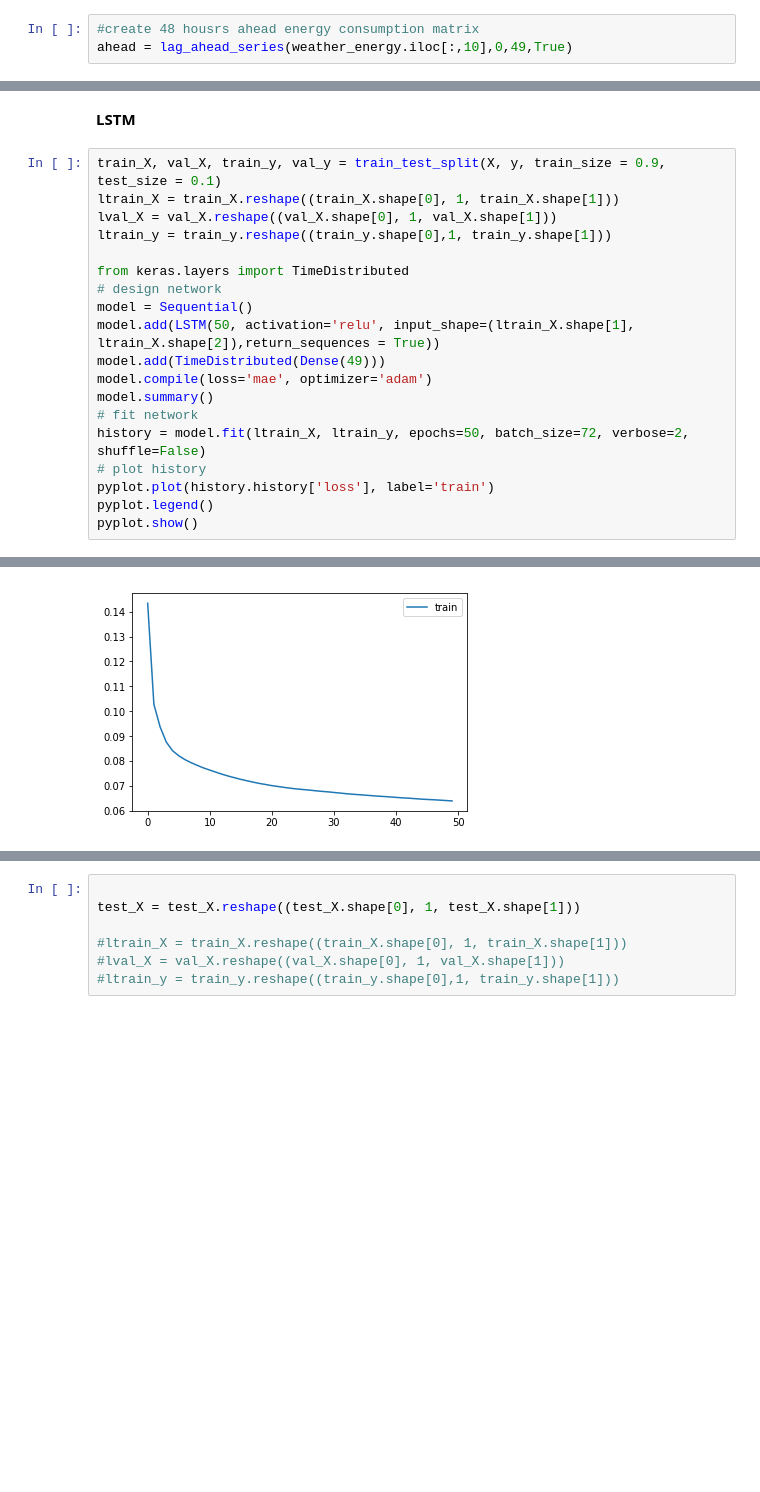
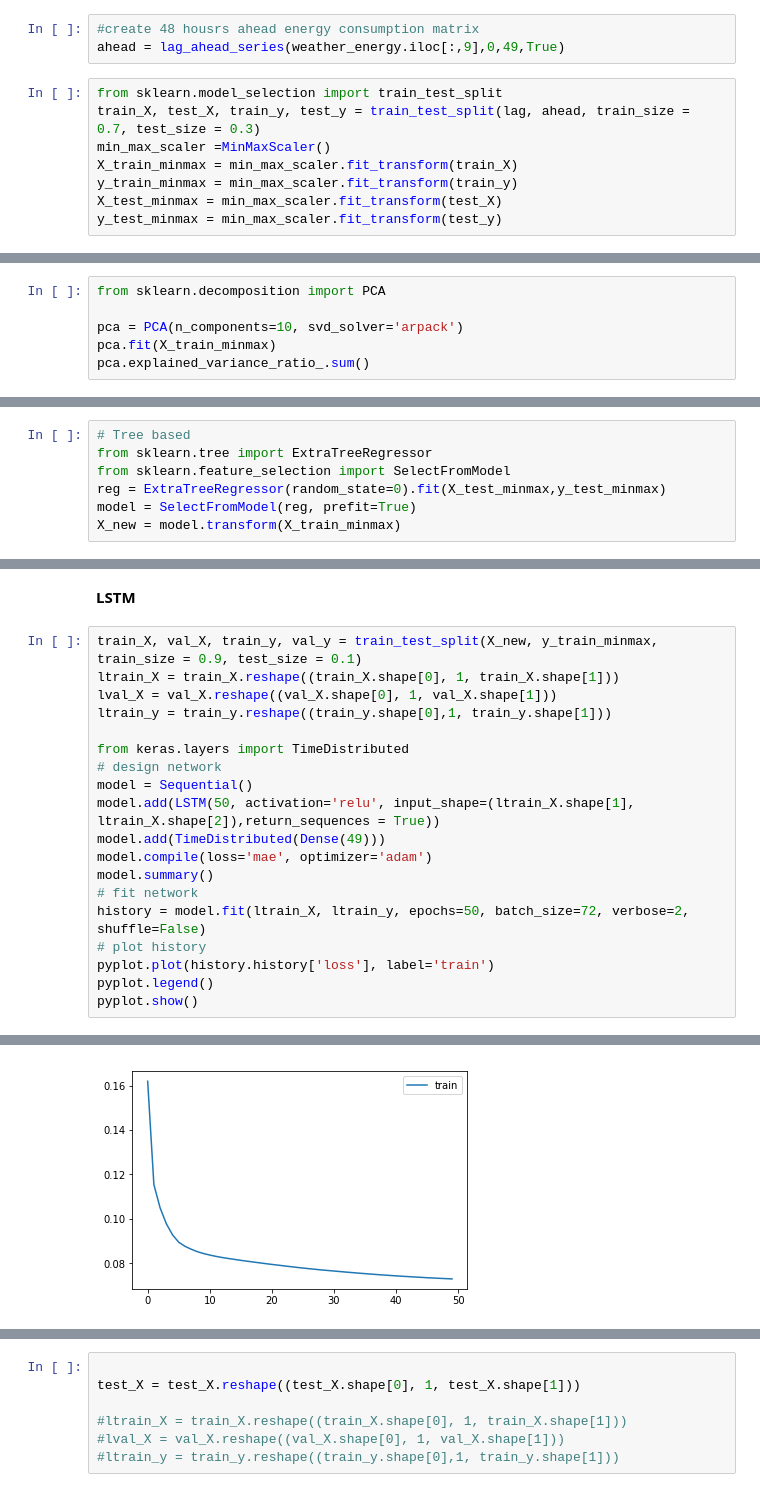
Before and after one commit to charlesfu4/MT, a Jupyter notebook: hourly_forecast.ipynb, the cells around one changed output, grey strips where cells are left out. Drawn from its saved outputs; the diff is of its cells as text; blank space fills up the shorter version.

```diff
--- a/hourly_forecast.ipynb
+++ b/hourly_forecast.ipynb
@@ -184,3 +153,11 @@ lag = lag_ahead_series(weather_energy.iloc[:,1:9], 48, 0, 8)
 # %%
 #create 48 housrs ahead energy consumption matrix
-ahead = lag_ahead_series(weather_energy.iloc[:,10],0,49,True)
+ahead = lag_ahead_series(weather_energy.iloc[:,9],0,49,True)
+# %%
+from sklearn.model_selection import train_test_split
+train_X, test_X, train_y, test_y = train_test_split(lag, ahead, train_size = 0.7, test_size = 0.3)
+min_max_scaler =MinMaxScaler()
+X_train_minmax = min_max_scaler.fit_transform(train_X)
+y_train_minmax = min_max_scaler.fit_transform(train_y)
+X_test_minmax = min_max_scaler.fit_transform(test_X)
+y_test_minmax = min_max_scaler.fit_transform(test_y)
@@ -186,0 +166,6 @@ ahead = lag_ahead_series(weather_energy.iloc[:,10],0,49,True)
+# %%
+from sklearn.decomposition import PCA
+
+pca = PCA(n_components=10, svd_solver='arpack')
+pca.fit(X_train_minmax)
+pca.explained_variance_ratio_.sum()
@@ -186,0 +188,7 @@ ahead = lag_ahead_series(weather_energy.iloc[:,10],0,49,True)
+# %%
+# Tree based
+from sklearn.tree import ExtraTreeRegressor
+from sklearn.feature_selection import SelectFromModel
+reg = ExtraTreeRegressor(random_state=0).fit(X_test_minmax,y_test_minmax)
+model = SelectFromModel(reg, prefit=True)
+X_new = model.transform(X_train_minmax)
@@ -539,7 +484,7 @@ plt.show()
 # %% [markdown]
 **LSTM**
 # %%
-train_X, val_X, train_y, val_y = train_test_split(X, y, train_size = 0.9, test_size = 0.1)
+train_X, val_X, train_y, val_y = train_test_split(X_new, y_train_minmax, train_size = 0.9, test_size = 0.1)
 ltrain_X = train_X.reshape((train_X.shape[0], 1, train_X.shape[1]))
 lval_X = val_X.reshape((val_X.shape[0], 1, val_X.shape[1]))
 ltrain_y = train_y.reshape((train_y.shape[0],1, train_y.shape[1]))
@@ -578,4 +523,4 @@ Epoch 50/50
-[figure, old version]
+[figure, new version]
 # %%
 test_X.shape
 # %% [output]
```
Also changed, not shown: parts of 87 cells of this notebook, 1 other file.
